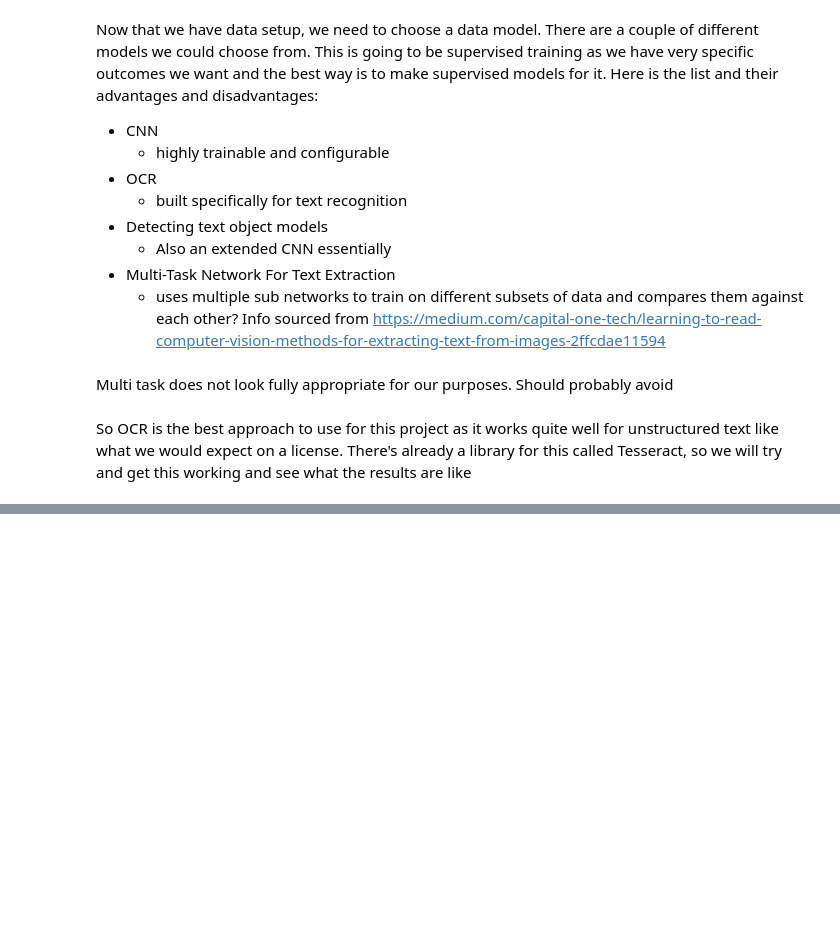
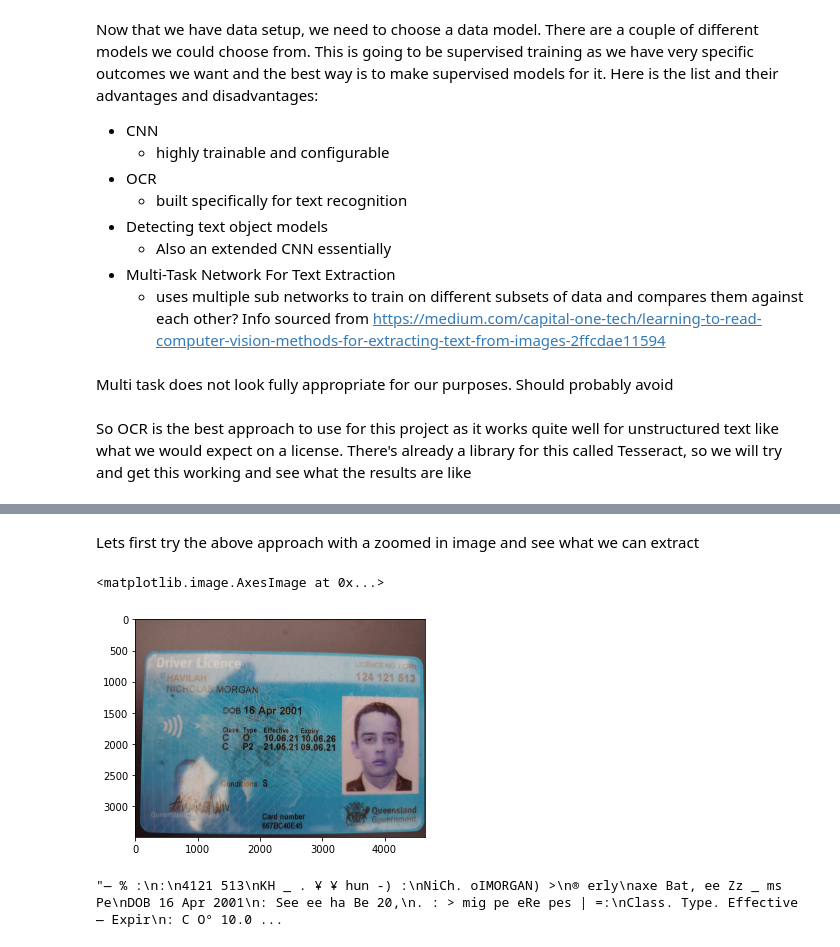
Before and after one commit to nhavilah/constructit, a Jupyter notebook: Image_Processor_Book_1.ipynb, the cells around one changed output, grey strips where cells are left out. Drawn from its saved outputs; the diff is of its cells as text; code cells hidden in the pictures; blank space fills up the shorter version.

```diff
--- a/Image_Processor_Book_1.ipynb
+++ b/Image_Processor_Book_1.ipynb
@@ -982,0 +1022,15 @@ img = cv2.imread('./snapshots/snapShot0.jpg')
+# %% [markdown]
+Lets first try the above approach with a zoomed in image and see what we can extract
+# %%
+img = cv2.imread('zoomed_in.jpg')
+plt.imshow(img)
+# %% [output]
+<matplotlib.image.AxesImage at 0x...>
+[figure, added]
+# %%
+img = cv2.imread('zoomed_in.jpg')
+img = cv2.fastNlMeansDenoising(img)
+custom_config = r'--oem 3 --psm 6'
+pytesseract.image_to_string(img, config=custom_config)
+# %% [output]
+"— % :\n:\n4121 513\nKH _ . ¥ ¥ hun -) :\nNiCh. oIMORGAN) >\n® erly\naxe Bat, ee Zz _ ms Pe\nDOB 16 Apr 2001\n: See ee ha Be 20,\n. : > mig pe eRe pes | =:\nClass. Type. Effective — Expir\n: C O° 10.0 ...
```
Also changed, not shown: parts of 27 cells of this notebook, 5 other files.
